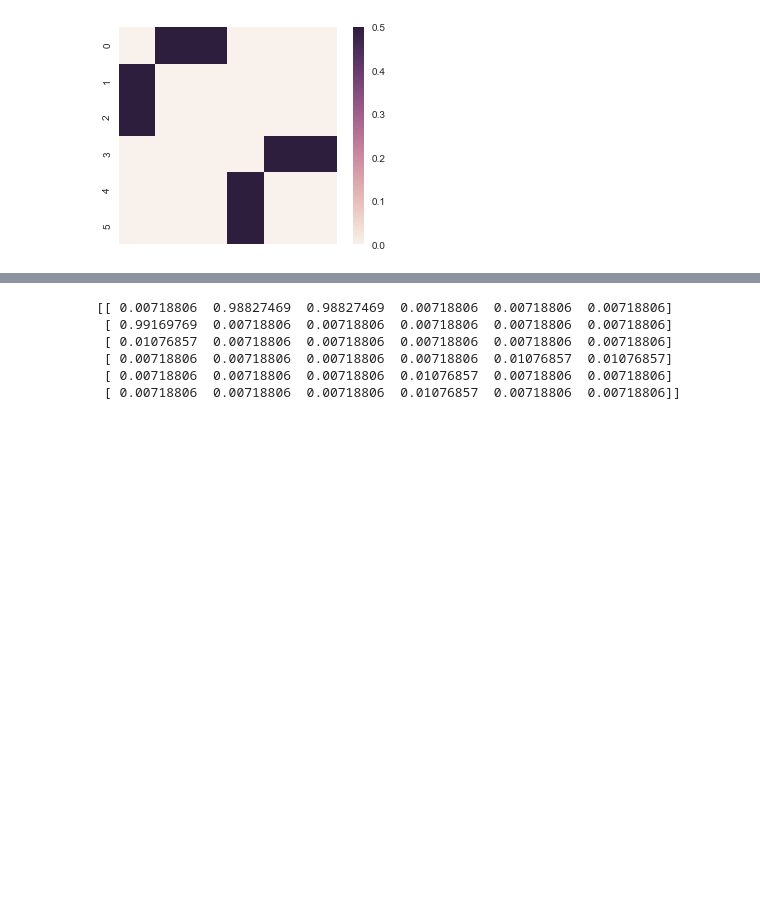
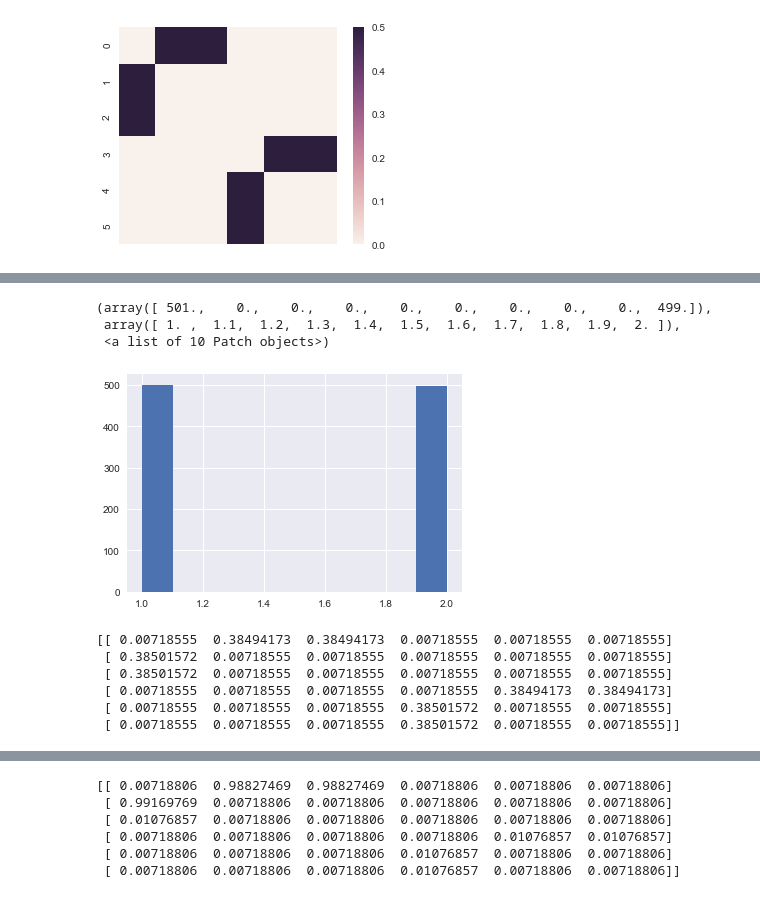
Before and after one commit to mvdoc/graphsemnet, a Jupyter notebook: notebooks/equations_algorithm.ipynb, the cells around one changed output, grey strips where cells are left out. Drawn from its saved outputs; the diff is of its cells as text; code cells hidden in the pictures; blank space fills up the shorter version.

```diff
--- a/notebooks/equations_algorithm.ipynb
+++ b/notebooks/equations_algorithm.ipynb
@@ -167,5 +175,5 @@ myheatmap(A);
 # %% [output]
 [figure]
 # %%
-ACT0 = np.zeros((6, 1))
-#ACT0[0] = 1.
+ACT0 = np.zeros((1, 6))
+ACT0[0][0] = 1.
@@ -172,2 +184,2 @@ ACT0 = np.zeros((6, 1))
 # %%
-Ws, ACT = spread_activation(W, ACT0, nmph, 3, A)
+Ws, ACT = spread_activation(W, ACT0, nmph, gamma, 3, A)
@@ -217,3 +246,38 @@ myheatmap(W)
 # %% [output]
 <matplotlib.axes._subplots.AxesSubplot at 0x...>
 [figure]
+# %%
+winner = []
+
+for i in range(1000):
+    # Ok, let's make a simple experiment. We start with all things equal
+    W = np.zeros((6, 6))
+    W[0, 1] = 0.5
+    W[0, 2] = 0.5
+
+    W[3, 4] = 0.5
+    W[3, 5] = 0.5
+    W += W.T
+
+    # adjacency please
+    A = compute_adjacency(W)
+
+    # Then we practice element 1
+    ACT_pr = np.zeros(6)
+    ACT_pr[1] = 1.
+    ACT_pr = ACT0[None, :]  # we want a row vector
+
+    Ws, ACT = spread_activation(W, ACT0, nmph, gamma, 3, A)
+
+    # Now the network is trained, we test
+    ACT_te = np.zeros(6)
+    ACT_te[0] = 1.
+    ACT_te = ACT_te[None, :]
+
+    # We take the state of the network after practice, and then we add some noise
+    W_te = Ws[-1] + np.abs(np.random.randn(*W.shape)/10)
+
+    Ws_te, ACT_te = spread_activation(W_te, ACT_te, nmph, gamma, 3, A)
+
+    # and the winner is
+    winner.append(np.argmax(ACT_te[-1]))
@@ -220,3 +291,19 @@ myheatmap(W)
+# %%
+plt.hist(winner)
+# %% [output]
+(array([ 501.,    0.,    0.,    0.,    0.,    0.,    0.,    0.,    0.,  499.]),
+ array([ 1. ,  1.1,  1.2,  1.3,  1.4,  1.5,  1.6,  1.7,  1.8,  1.9,  2. ]),
+ <a list of 10 Patch objects>)
+[figure, added]
+# %%
+print(Ws[-1])
+# %% [output]
+[[ 0.00718555  0.38494173  0.38494173  0.00718555  0.00718555  0.00718555]
+ [ 0.38501572  0.00718555  0.00718555  0.00718555  0.00718555  0.00718555]
+ [ 0.38501572  0.00718555  0.00718555  0.00718555  0.00718555  0.00718555]
+ [ 0.00718555  0.00718555  0.00718555  0.00718555  0.38494173  0.38494173]
+ [ 0.00718555  0.00718555  0.00718555  0.38501572  0.00718555  0.00718555]
+ [ 0.00718555  0.00718555  0.00718555  0.38501572  0.00718555  0.00718555]]
 # %%
 def compute_adjacency(W):
     A = W.copy()
```
Also changed, not shown: parts of 19 cells of this notebook.
